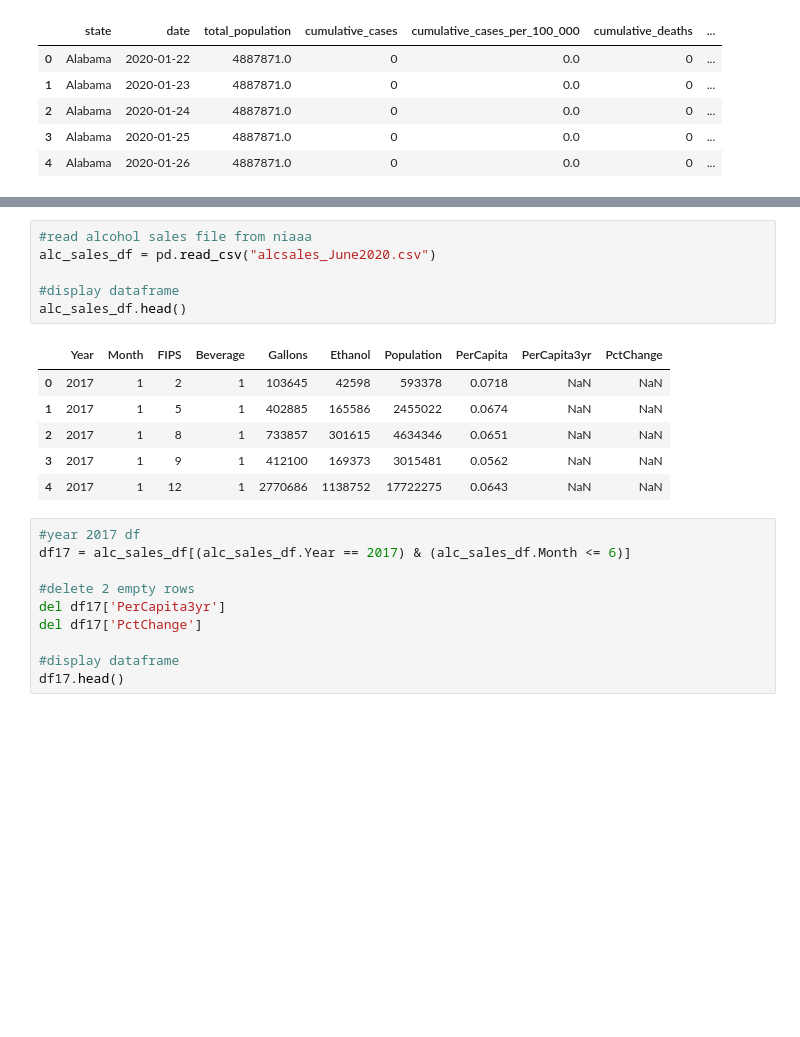
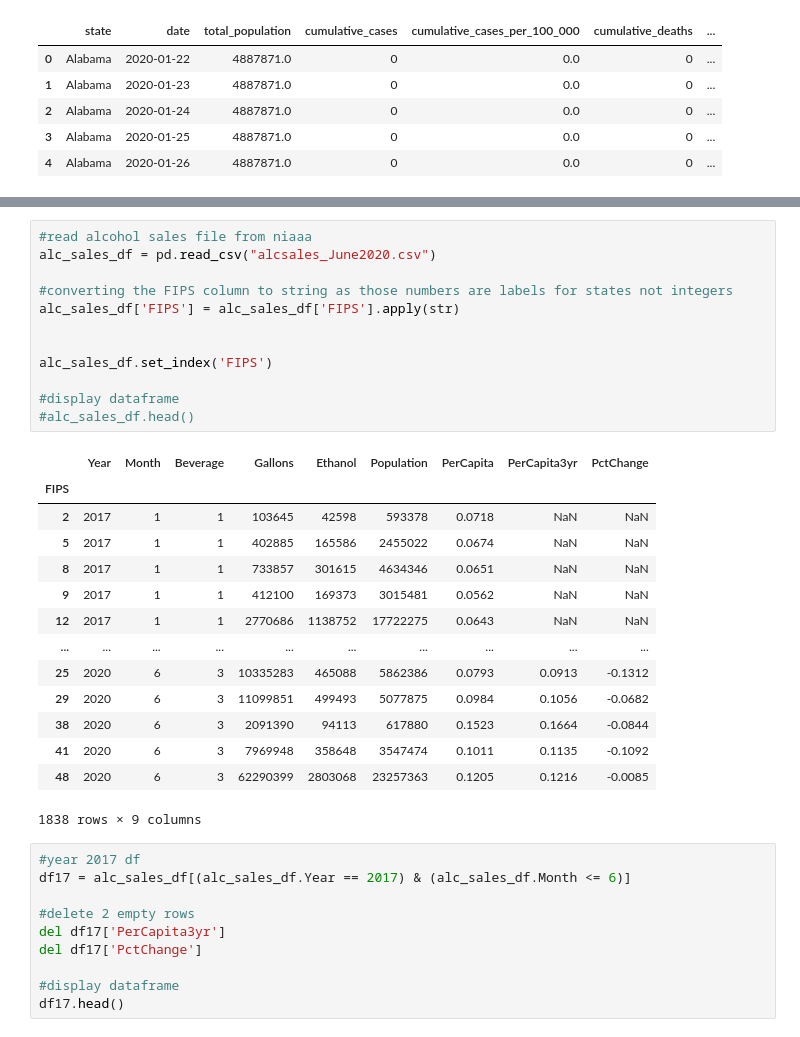
Before and after one commit to teresaflicek/Covid19-Societal-Impacts, a Jupyter notebook: AlcoholSalesDuringCovid.ipynb, the cells around one changed output, grey strips where cells are left out. Drawn from its saved outputs; the diff is of its cells as text; blank space fills up the shorter version.

Commit message:
csvs and dataframes

```diff
--- a/AlcoholSalesDuringCovid.ipynb
+++ b/AlcoholSalesDuringCovid.ipynb
@@ -17,16 +76,30 @@ john_hopkins_df.head()
 # %%
 #read alcohol sales file from niaaa
 alc_sales_df = pd.read_csv("alcsales_June2020.csv")
 
+#converting the FIPS column to string as those numbers are labels for states not integers
+alc_sales_df['FIPS'] = alc_sales_df['FIPS'].apply(str)
+
+
+alc_sales_df.set_index('FIPS')
+
 #display dataframe
-alc_sales_df.head()
+#alc_sales_df.head()
 # %% [output]
-|  | Year | Month | FIPS | Beverage | Gallons | Ethanol | Population | PerCapita | PerCapita3yr | PctChange |
-| 0 | 2017 | 1 | 2 | 1 | 103645 | 42598 | 593378 | 0.0718 | NaN | NaN |
-| 1 | 2017 | 1 | 5 | 1 | 402885 | 165586 | 2455022 | 0.0674 | NaN | NaN |
-| 2 | 2017 | 1 | 8 | 1 | 733857 | 301615 | 4634346 | 0.0651 | NaN | NaN |
-| 3 | 2017 | 1 | 9 | 1 | 412100 | 169373 | 3015481 | 0.0562 | NaN | NaN |
-| 4 | 2017 | 1 | 12 | 1 | 2770686 | 1138752 | 17722275 | 0.0643 | NaN | NaN |
+|  | Year | Month | Beverage | Gallons | Ethanol | Population | PerCapita | PerCapita3yr | PctChange |
+| FIPS |  |  |  |  |  |  |  |  |  |
+| 2 | 2017 | 1 | 1 | 103645 | 42598 | 593378 | 0.0718 | NaN | NaN |
+| 5 | 2017 | 1 | 1 | 402885 | 165586 | 2455022 | 0.0674 | NaN | NaN |
+| 8 | 2017 | 1 | 1 | 733857 | 301615 | 4634346 | 0.0651 | NaN | NaN |
+| 9 | 2017 | 1 | 1 | 412100 | 169373 | 3015481 | 0.0562 | NaN | NaN |
+| 12 | 2017 | 1 | 1 | 2770686 | 1138752 | 17722275 | 0.0643 | NaN | NaN |
+| ... | ... | ... | ... | ... | ... | ... | ... | ... | ... |
+| 25 | 2020 | 6 | 3 | 10335283 | 465088 | 5862386 | 0.0793 | 0.0913 | -0.1312 |
+| 29 | 2020 | 6 | 3 | 11099851 | 499493 | 5077875 | 0.0984 | 0.1056 | -0.0682 |
+| 38 | 2020 | 6 | 3 | 2091390 | 94113 | 617880 | 0.1523 | 0.1664 | -0.0844 |
+| 41 | 2020 | 6 | 3 | 7969948 | 358648 | 3547474 | 0.1011 | 0.1135 | -0.1092 |
+| 48 | 2020 | 6 | 3 | 62290399 | 2803068 | 23257363 | 0.1205 | 0.1216 | -0.0085 |
+1838 rows × 9 columns
 # %%
 #year 2017 df
 df17 = alc_sales_df[(alc_sales_df.Year == 2017) & (alc_sales_df.Month <= 6)]
```
Also changed, not shown: parts of 10 cells of this notebook.
